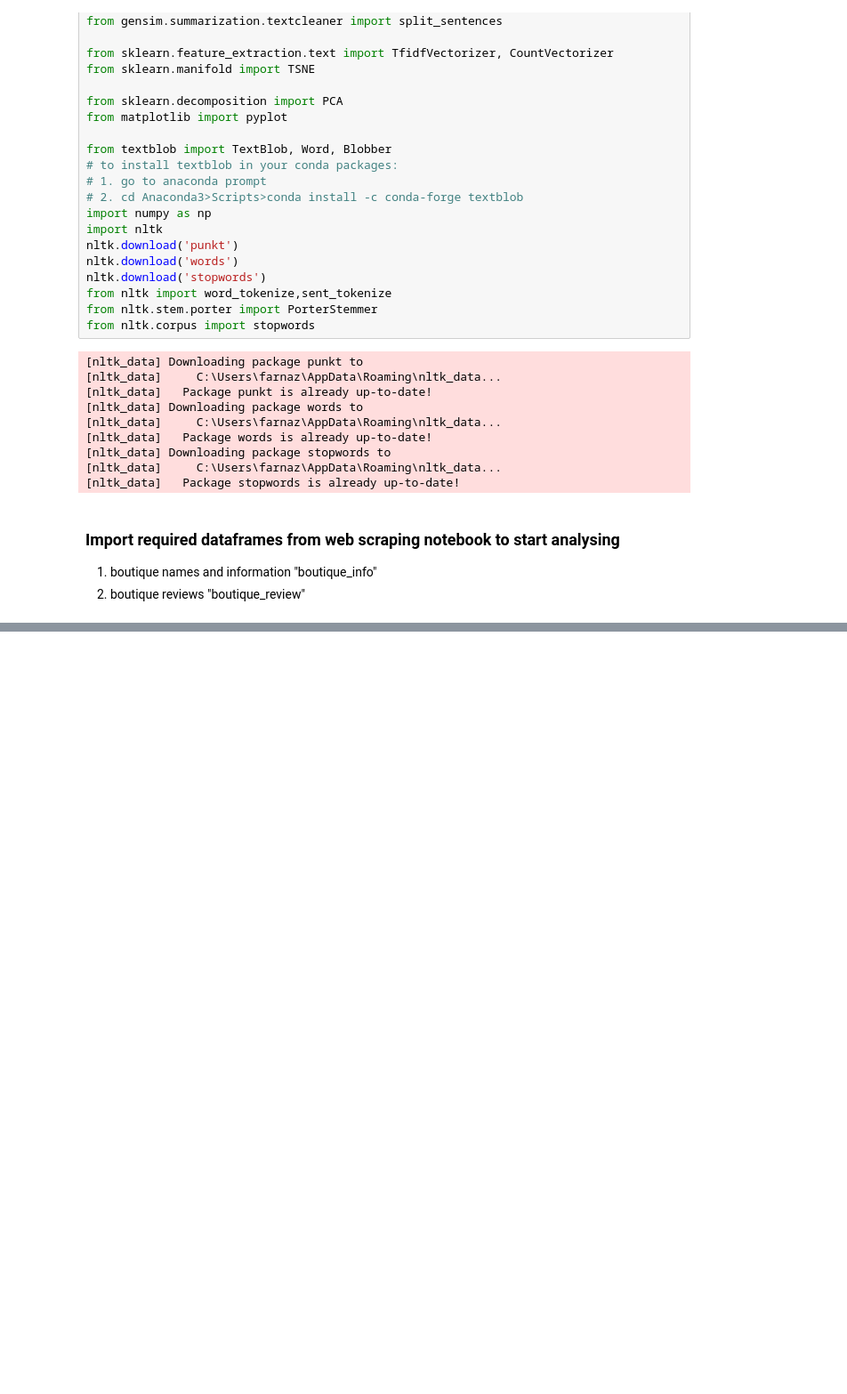
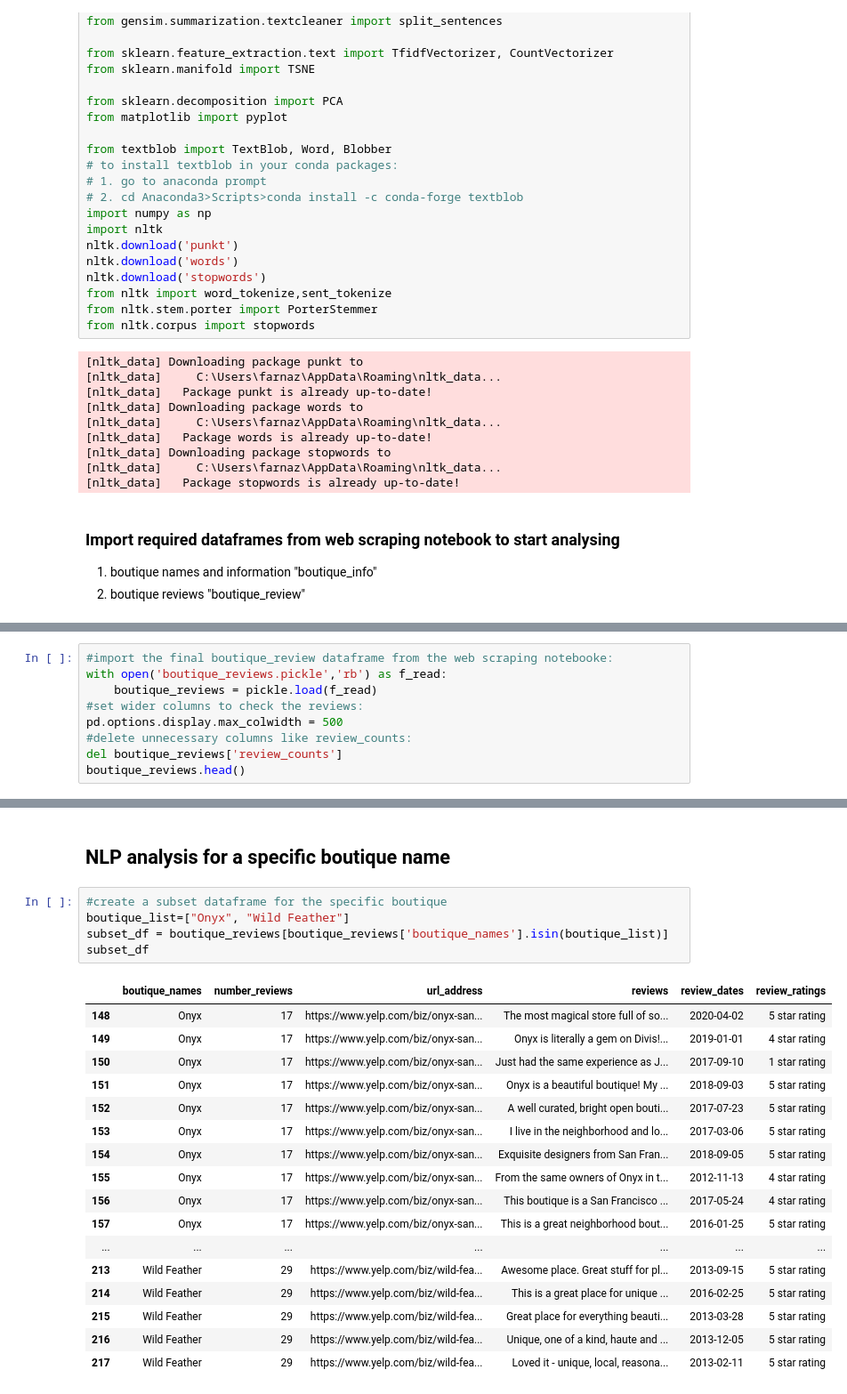
Before and after one commit to FarnazG/NLP_analysis, a Jupyter notebook: NLP_Analysis_notebook.ipynb, the cells around one changed output, grey strips where cells are left out. Shown at 89% size. Saved outputs shown, nothing was run; the diff lists cells and outputs as text; blank space fills up the shorter version.

Commit message:
step2: NLP Analysis

```diff
--- a/NLP_Analysis_notebook.ipynb
+++ b/NLP_Analysis_notebook.ipynb
@@ -76,3 +76,12 @@ boutique_info.head()
 | 2 | Onyx | 4.5 star rating | 17 | $$ | (415) 431-6699 | 289 Divisadero St | https://www.yelp.com/biz/onyx-san... |
 | 3 | Wild Feather | 5 star rating | 29 | $$$ | (415) 786-2614 | 597 Haight St | https://www.yelp.com/biz/wild-fea... |
 | 4 | Asmbly Hall - formerly on Fillmor... | 4.5 star rating | 26 | $$ | (415) 801-5862 | 624 Divisadero St | https://www.yelp.com/biz/asmbly-h... |
+# %%
+#import the final boutique_review dataframe from the web scraping notebooke:
+with open('boutique_reviews.pickle','rb') as f_read:
+    boutique_reviews = pickle.load(f_read)
+#set wider columns to check the reviews:
+pd.options.display.max_colwidth = 500
+#delete unnecessary columns like review_counts:
+del boutique_reviews['review_counts']
+boutique_reviews.head()
@@ -78,0 +95,25 @@ boutique_info.head()
+# %% [markdown]
+## NLP analysis for a specific boutique name
+# %%
+#create a subset dataframe for the specific boutique
+boutique_list=["Onyx", "Wild Feather"]
+subset_df = boutique_reviews[boutique_reviews['boutique_names'].isin(boutique_list)]
+subset_df
+# %% [output]
+|  | boutique_names | number_reviews | url_address | reviews | review_dates | review_ratings |
+| 148 | Onyx | 17 | https://www.yelp.com/biz/onyx-san... | The most magical store full of so... | 2020-04-02 | 5 star rating |
+| 149 | Onyx | 17 | https://www.yelp.com/biz/onyx-san... | Onyx is literally a gem on Divis!... | 2019-01-01 | 4 star rating |
+| 150 | Onyx | 17 | https://www.yelp.com/biz/onyx-san... | Just had the same experience as J... | 2017-09-10 | 1 star rating |
+| 151 | Onyx | 17 | https://www.yelp.com/biz/onyx-san... | Onyx is a beautiful boutique! My ... | 2018-09-03 | 5 star rating |
+| 152 | Onyx | 17 | https://www.yelp.com/biz/onyx-san... | A well curated, bright open bouti... | 2017-07-23 | 5 star rating |
+| 153 | Onyx | 17 | https://www.yelp.com/biz/onyx-san... | I live in the neighborhood and lo... | 2017-03-06 | 5 star rating |
+| 154 | Onyx | 17 | https://www.yelp.com/biz/onyx-san... | Exquisite designers from San Fran... | 2018-09-05 | 5 star rating |
+| 155 | Onyx | 17 | https://www.yelp.com/biz/onyx-san... | From the same owners of Onyx in t... | 2012-11-13 | 4 star rating |
+| 156 | Onyx | 17 | https://www.yelp.com/biz/onyx-san... | This boutique is a San Francisco ... | 2017-05-24 | 4 star rating |
+| 157 | Onyx | 17 | https://www.yelp.com/biz/onyx-san... | This is a great neighborhood bout... | 2016-01-25 | 5 star rating |
+| ... | ... | ... | ... | ... | ... | ... |
+| 213 | Wild Feather | 29 | https://www.yelp.com/biz/wild-fea... | Awesome place. Great stuff for pl... | 2013-09-15 | 5 star rating |
+| 214 | Wild Feather | 29 | https://www.yelp.com/biz/wild-fea... | This is a great place for unique ... | 2016-02-25 | 5 star rating |
+| 215 | Wild Feather | 29 | https://www.yelp.com/biz/wild-fea... | Great place for everything beauti... | 2013-03-28 | 5 star rating |
+| 216 | Wild Feather | 29 | https://www.yelp.com/biz/wild-fea... | Unique, one of a kind, haute and ... | 2013-12-05 | 5 star rating |
+| 217 | Wild Feather | 29 | https://www.yelp.com/biz/wild-fea... | Loved it - unique, local, reasona... | 2013-02-11 | 5 star rating |
```
Also changed, not shown: parts of 1 cell of this notebook.
